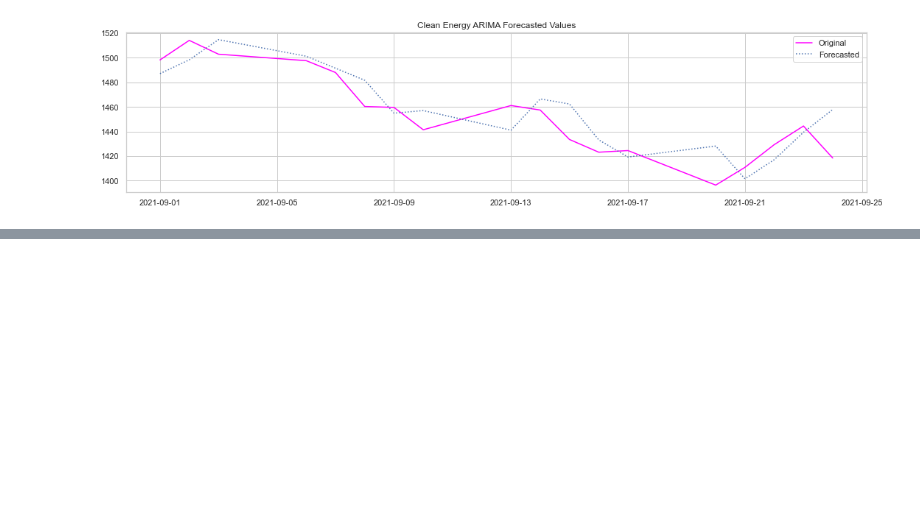
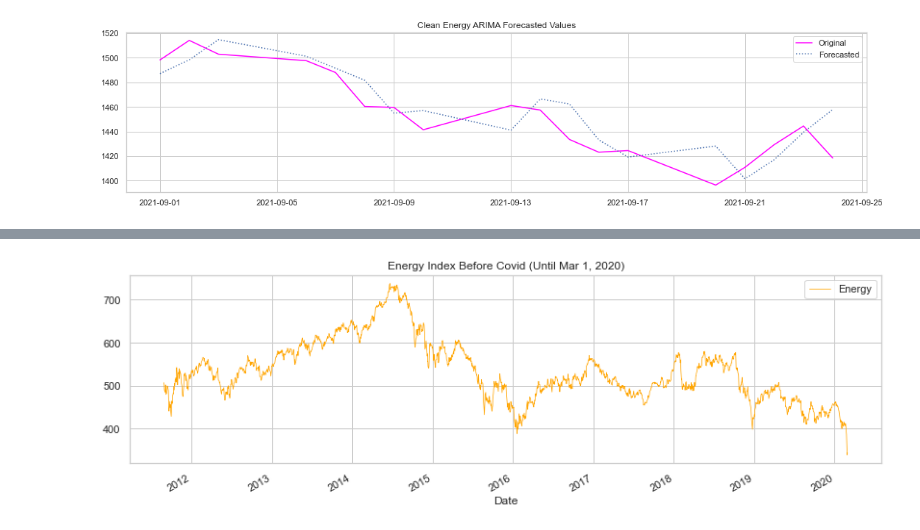
Before and after one commit to gokce-d/DS4A_Team37, a Jupyter notebook: DS4A/DS4A_ARIMA.ipynb, the cells around one changed output, grey strips where cells are left out. Cells and saved outputs as stored; diff of their text form; code cells hidden in the pictures; blank space fills up the shorter version.

```diff
--- a/DS4A/DS4A_ARIMA.ipynb
+++ b/DS4A/DS4A_ARIMA.ipynb
@@ -211,0 +244,14 @@ plt.savefig('DS4A/plots/clean_forecasted.jpg');
+# %%
+# Until 1 Mar 2020: Before Covid; after 1 Mar 2021 After Covid; after 1 Sep 2021 test data
+energy_before = pd.DataFrame(energy_index.loc[:"2020-03-01"])
+energy_after = pd.DataFrame(energy_index.loc["2021-03-01":"2021-08-31"])
+energy_test = pd.DataFrame(energy_index.loc["2021-09-01":])
+# %%
+sns.set(rc={'figure.figsize':(14, 4)})
+sns.set_theme(style="whitegrid")
+energy_before['Index'].plot(linewidth=0.7, color="orange", label="Energy")
+plt.title("Energy Index Before Covid (Until Mar 1, 2020)")
+plt.legend()
+plt.savefig('plots/regular_before.jpg');
+# %% [output]
+[figure, added]
```
Also changed, not shown: parts of 27 cells of this notebook, 9 other files.
